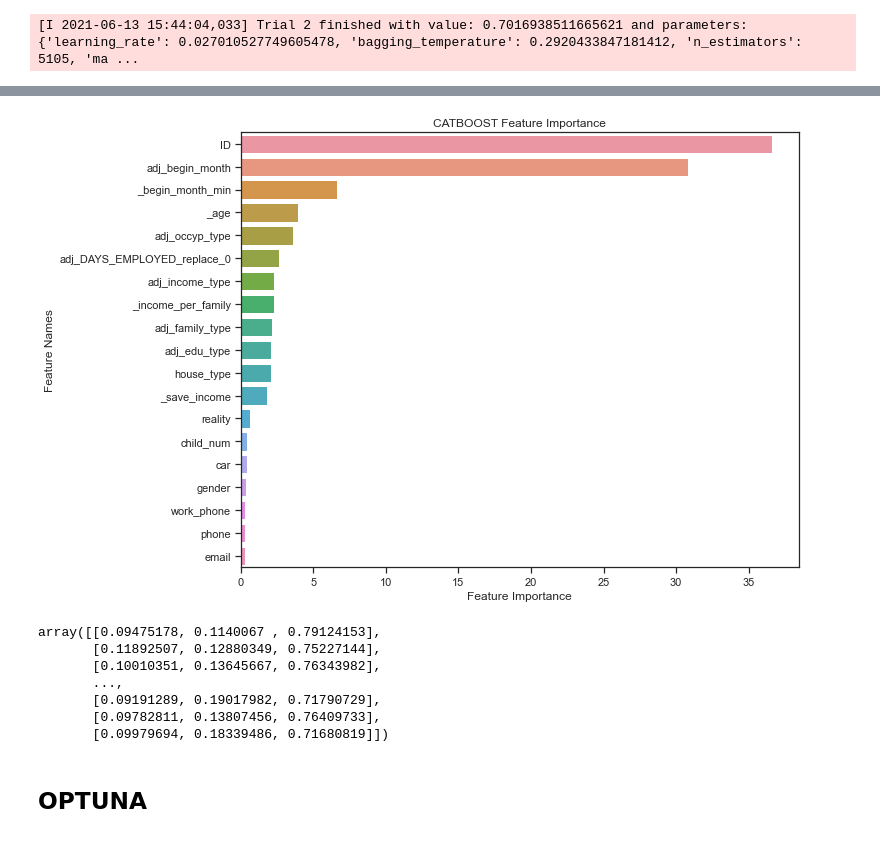
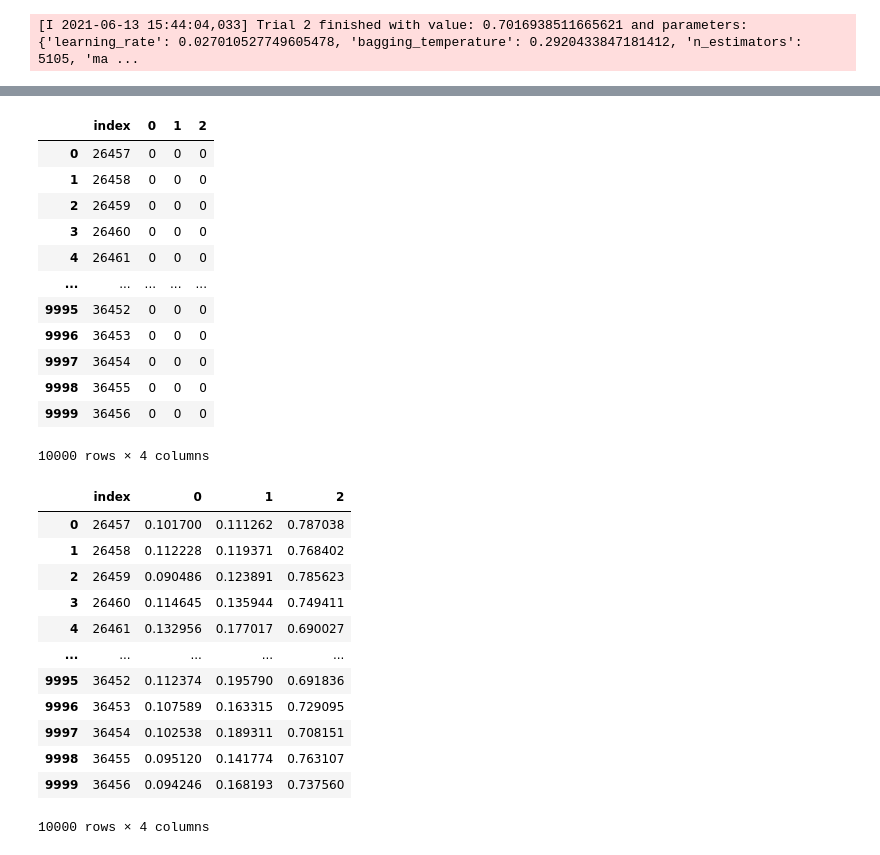
Before and after one commit to Gangtaro/data_science_repository, a Jupyter notebook: COMPETETION_LOG/DACON_210405_credit/dacon_credit_project02-Copy1.ipynb, the cells around one changed output, grey strips where cells are left out. Saved outputs shown, nothing was run; the diff lists cells and outputs as text; code cells hidden in the pictures.

```diff
--- a/COMPETETION_LOG/DACON_210405_credit/dacon_credit_project02-Copy1.ipynb
+++ b/COMPETETION_LOG/DACON_210405_credit/dacon_credit_project02-Copy1.ipynb
@@ -428,35 +402,16 @@ CV Log Loss Score: 0.660745
-# %%
-def plot_feature_importance(importance,names,model_type):
-
-    feature_importance = np.array(importance)
-    feature_names = np.array(names)
-
-    data={'feature_names':feature_names,'feature_importance':feature_importance}
-    fi_df = pd.DataFrame(data)
-
-    fi_df.sort_values(by=['feature_importance'], ascending=False,inplace=True)
-
-    plt.figure(figsize=(10,8))
-
-    sns.barplot(x=fi_df['feature_importance'], y=fi_df['feature_names'])
-
-    plt.title(model_type + ' Feature Importance')
-    plt.xlabel('Feature Importance')
-    plt.ylabel('Feature Names')
-
-plot_feature_importance(model_cat.get_feature_importance(),X_test.columns,'CATBOOST')
-# %% [output]
-[figure, removed]
-# %%
-cat_pred_test
-# %% [output]
-array([[0.09475178, 0.1140067 , 0.79124153],
-       [0.11892507, 0.12880349, 0.75227144],
-       [0.10010351, 0.13645667, 0.76343982],
-       ...,
-       [0.09191289, 0.19017982, 0.71790729],
-       [0.09782811, 0.13807456, 0.76409733],
-       [0.09979694, 0.18339486, 0.71680819]])
-# %%
-for i in range(3):
-    submit[str(i)] = cat_pred_test[:,i]
+# %%
+submit
+# %% [output]
+|  | index | 0 | 1 | 2 |
+| 0 | 26457 | 0 | 0 | 0 |
+| 1 | 26458 | 0 | 0 | 0 |
+| 2 | 26459 | 0 | 0 | 0 |
+| 3 | 26460 | 0 | 0 | 0 |
+| 4 | 26461 | 0 | 0 | 0 |
+| ... | ... | ... | ... | ... |
+| 9995 | 36452 | 0 | 0 | 0 |
+| 9996 | 36453 | 0 | 0 | 0 |
+| 9997 | 36454 | 0 | 0 | 0 |
+| 9998 | 36455 | 0 | 0 | 0 |
+| 9999 | 36456 | 0 | 0 | 0 |
+10000 rows × 4 columns
@@ -463 +423,17 @@ for i in range(3):
+# %%
+submit
+# %% [output]
+|  | index | 0 | 1 | 2 |
+| 0 | 26457 | 0.101700 | 0.111262 | 0.787038 |
+| 1 | 26458 | 0.112228 | 0.119371 | 0.768402 |
+| 2 | 26459 | 0.090486 | 0.123891 | 0.785623 |
+| 3 | 26460 | 0.114645 | 0.135944 | 0.749411 |
+| 4 | 26461 | 0.132956 | 0.177017 | 0.690027 |
+| ... | ... | ... | ... | ... |
+| 9995 | 36452 | 0.112374 | 0.195790 | 0.691836 |
+| 9996 | 36453 | 0.107589 | 0.163315 | 0.729095 |
+| 9997 | 36454 | 0.102538 | 0.189311 | 0.708151 |
+| 9998 | 36455 | 0.095120 | 0.141774 | 0.763107 |
+| 9999 | 36456 | 0.094246 | 0.168193 | 0.737560 |
+10000 rows × 4 columns
 # %%
@@ -465,2 +440,0 @@ submit.to_csv('/Users/gangtaro/competition_data/DACON/14thMonthlyDacon/open/prep
-# %% [markdown]
-## OPTUNA
```
Also changed, not shown: parts of 26 cells of this notebook, 7 other files.
